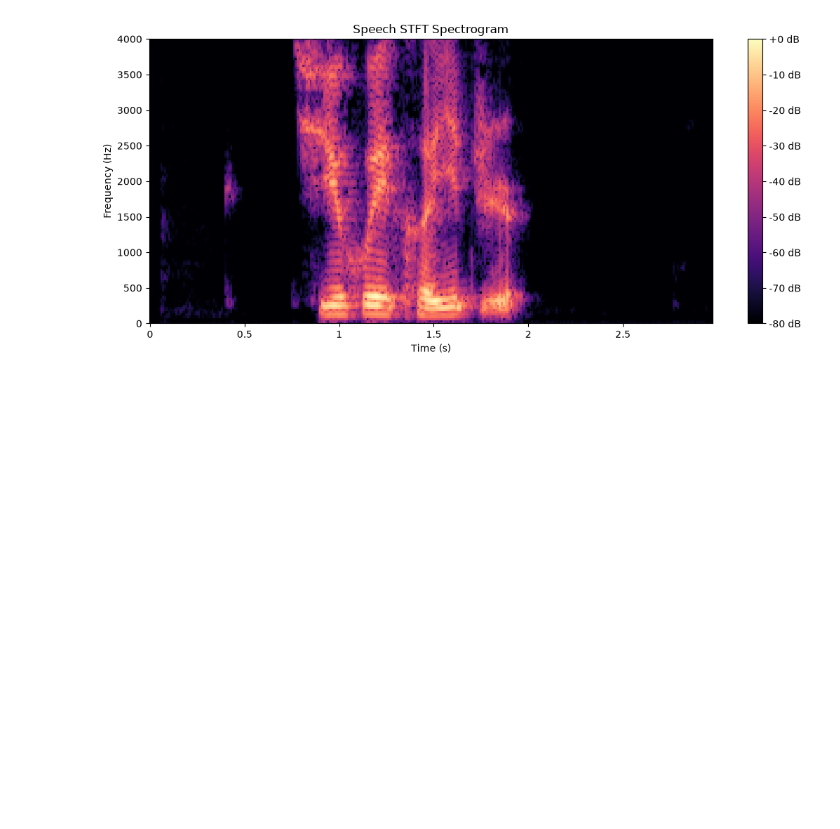
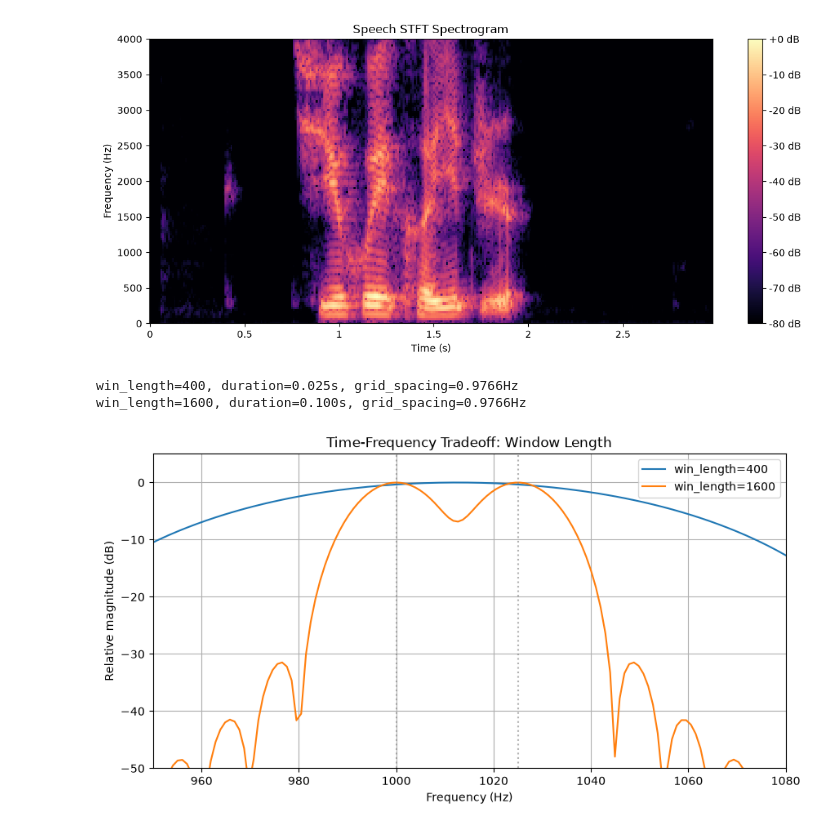
Before and after one commit to fallwind1/speech-ai-learning, a Jupyter notebook: notebooks/stft.ipynb, the cells around one changed output. Saved outputs shown, nothing was run; the diff lists cells and outputs as text; code cells hidden in the pictures; blank space fills up the shorter version.

```diff
--- a/notebooks/stft.ipynb
+++ b/notebooks/stft.ipynb
@@ -253,3 +253,69 @@ plt.tight_layout()
 plt.show()
 # %% [output]
 [figure]
+# %%
+#W5D3实验1
+import numpy as np
+import matplotlib.pyplot as plt
+
+sr = 16000
+f1 = 1000
+f2 = 1025
+
+n_fft = 16384
+win_lengths = [400,1600]
+
+plt.figure(figsize=(10,5))
+
+for win_length in win_lengths:
+    #1.生成对应窗长的真实采样信号
+    t = np.arange(win_length) / sr
+
+    x = (
+        np.sin(2*np.pi*f1*t) +
+        np.sin(2*np.pi*f2*t)
+    )
+
+    #2.加Hann窗
+    window = np.hanning(win_length)
+    x_win = x * window
+
+    #3.进行nfft点rFFT
+    X = np.fft.rfft(x_win,n=n_fft)
+    freqs = np.fft.rfftfreq(n_fft,d=1/sr)
+
+    #4.计算相对dB幅度谱
+    mag = np.abs(X)
+    mag = mag / mag.max()
+
+    db = 20 * np.log10(mag + 1e-12)
+
+    #5.绘制频谱
+    plt.plot(
+        freqs,
+        db,
+        label=f"win_length={win_length}"
+    )
+
+    print(
+        f"win_length={win_length}, "
+        f"duration={win_length/sr:.3f}s, "
+        f"grid_spacing={sr/n_fft:.4f}Hz"
+    )
+
+plt.axvline(1000, color="gray", linestyle=":", alpha=0.6)
+plt.axvline(1025, color="gray", linestyle=":", alpha=0.6)
+
+plt.xlim(950, 1080)
+plt.ylim(-50, 5)
+
+plt.xlabel("Frequency (Hz)")
+plt.ylabel("Relative magnitude (dB)")
+plt.title("Time-Frequency Tradeoff: Window Length")
+plt.legend()
+plt.grid(True)
+plt.show()
+# %% [output]
+win_length=400, duration=0.025s, grid_spacing=0.9766Hz
+win_length=1600, duration=0.100s, grid_spacing=0.9766Hz
+[figure, added]
```
Also changed, not shown: parts of 2 cells of this notebook, 3 other files.
